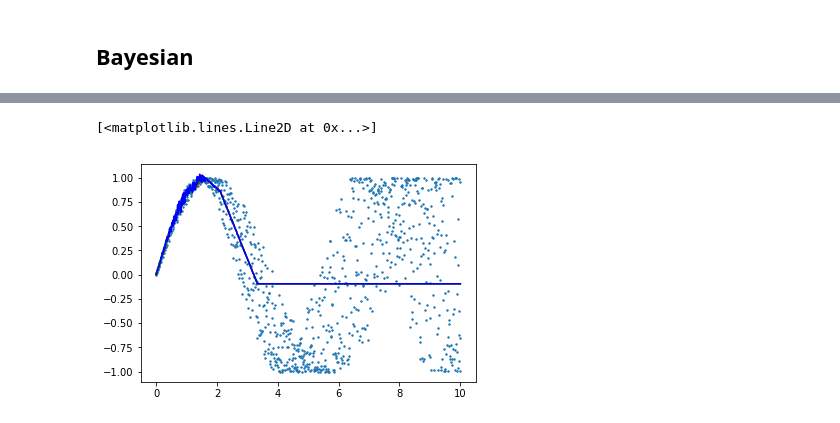
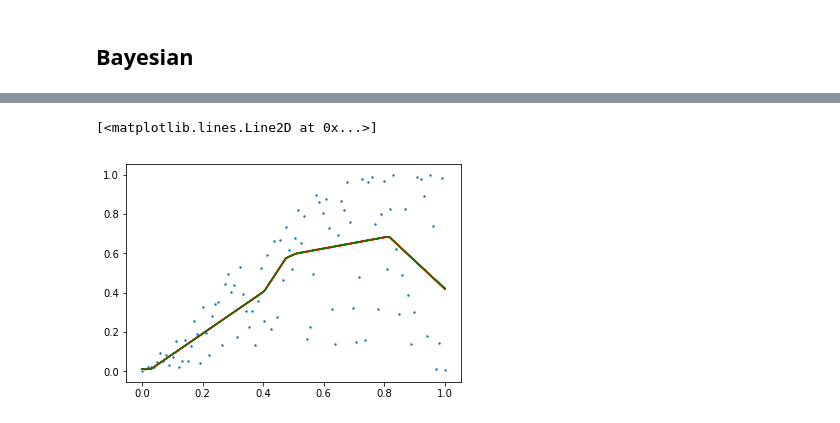
Before and after one commit to tomli1234/BDL, a Jupyter notebook: non_linear_regression.ipynb, the cells around one changed output, grey strips where cells are left out. Saved outputs shown, nothing was run; the diff lists cells and outputs as text; code cells hidden in the pictures.

Commit message:
added prediction sample

```diff
--- a/non_linear_regression.ipynb
+++ b/non_linear_regression.ipynb
@@ -7,10 +7,10 @@ import tensorflow as tf
 import tensorflow_probability as tfp
 
 # Data
-n = 1000
-x = np.linspace(0,10,n)
+n = 100
+x = np.linspace(0,1,n)
 epis = np.random.uniform(-1,1,n)
-y = np.sin(x + epis * (x/5)**1.1)
+y = np.sin(x + epis * (x/1)**1.1)
 
 plt.scatter(x, y, s = 2)
 # %% [output]
@@ -123,8 +123,8 @@ plt.scatter(x, pred, s = 2)
 ## Bayesian
 # %%
 neural_net = tf.keras.Sequential([
-    tfp.layers.DenseFlipout(512, activation=tf.nn.relu),
-    tfp.layers.DenseFlipout(256, activation=tf.nn.relu),
+    tfp.layers.DenseFlipout(100, activation=tf.nn.relu),
+    tfp.layers.DenseFlipout(50, activation=tf.nn.relu),
     tfp.layers.DenseFlipout(1),
 ])
 
@@ -157,10 +157,20 @@ with tf.Session() as sess:
 
     print("optimization finished")
 
-    # Draw sample for the weights from the posterior
-    w_draw = []
-    pred = []
+    pred_mean = sess.run(NN, feed_dict={X_tf: x})
+
+    # Draw sample for the weights and bias from the posterior
+    w0_draw = []
+    w1_draw = []
+    w2_draw = []
+    b0_draw = []
+    b1_draw = []
+    b2_draw = []
     for i in range(5):
-        w_draw.append(neural_net.layers[0].kernel_posterior.sample().eval())
-        pred.append(sess.run(NN, feed_dict={X_tf: x}))
+        w0_draw.append(neural_net.layers[0].kernel_posterior.sample().eval())
+        w1_draw.append(neural_net.layers[1].kernel_posterior.sample().eval())
+        w2_draw.append(neural_net.layers[2].kernel_posterior.sample().eval())
+        b0_draw.append(neural_net.layers[0].bias_posterior.sample().eval())
+        b1_draw.append(neural_net.layers[1].bias_posterior.sample().eval())
+        b2_draw.append(neural_net.layers[2].bias_posterior.sample().eval())
 # %% [output]
@@ -176,9 +186,16 @@ step 4000, Minibatch Loss = 0.33771127
 optimization finished
+# %%
+def np_relu(x):
+    return np.maximum(x, 0)
+
+pred = []
+for i in range(5):
+    pred.append(np_relu(np_relu(x.dot(w0_draw[i])+b0_draw[i]).dot(w1_draw[i])+b1_draw[i]).dot(w2_draw[i])+b2_draw[i])
 # %%
 plt.scatter(x, y, s = 2)
-plt.plot(x, pred[0], c = 'r')
-plt.plot(x, pred[1], c = 'g')
-plt.plot(x, pred[2],  c = 'b')
+for i in range(5):
+    plt.plot(x, pred[i], c = 'r')
+plt.plot(x, pred_mean, c = 'g')
 # %% [output]
 [<matplotlib.lines.Line2D at 0x...>]
-[figure, old version]
+[figure, new version]
```
Also changed, not shown: parts of 6 cells of this notebook.
